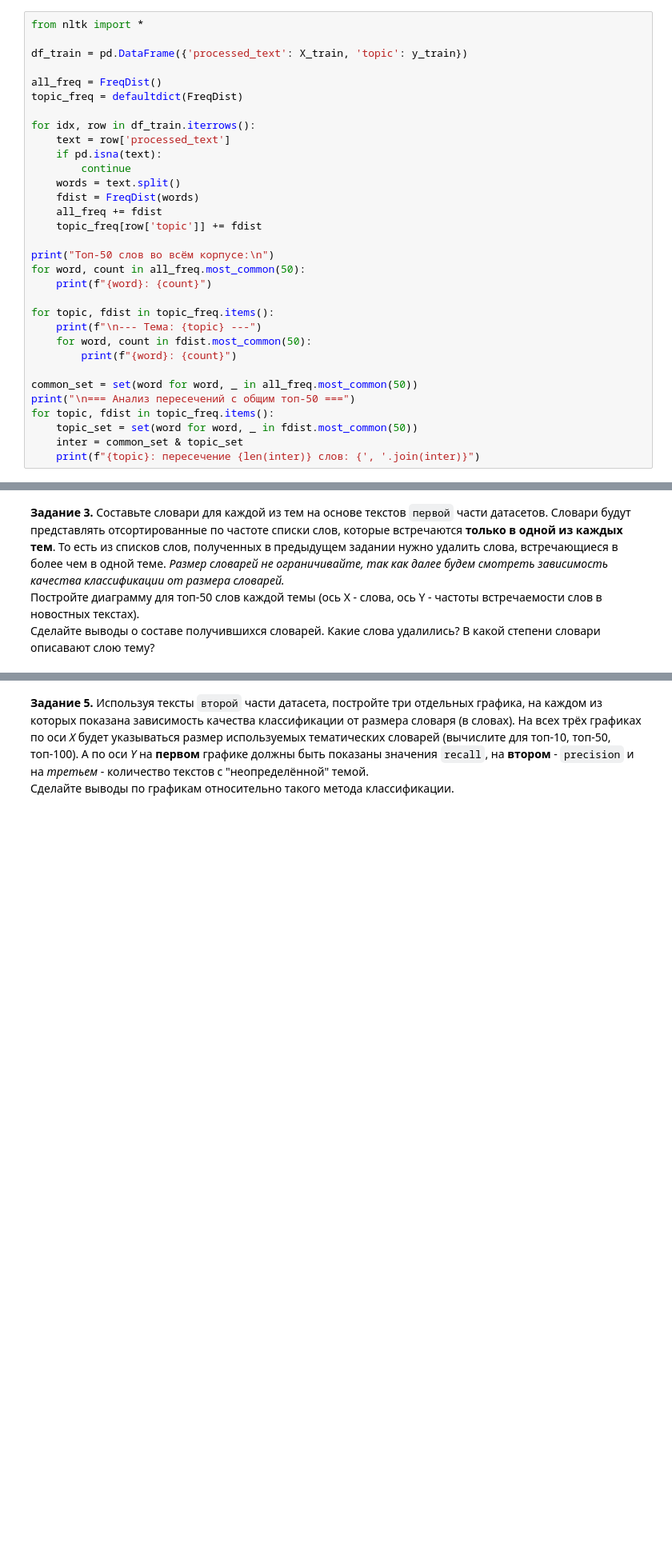
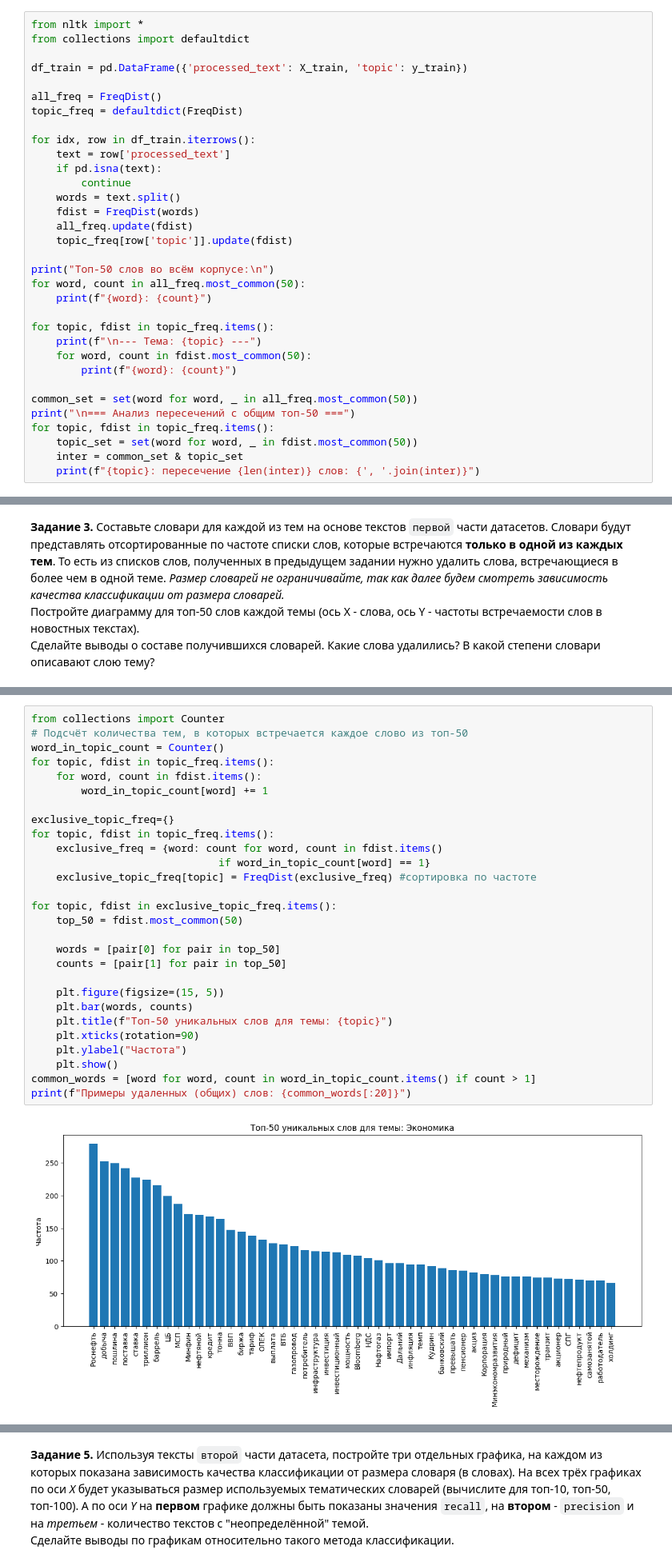
Before and after one commit to 11qfour/automatic-text-processing, a Jupyter notebook: nlp_lab_2 (2026).ipynb, the cells around one changed output, grey strips where cells are left out. Shown at 80% size. Saved outputs shown, nothing was run; the diff lists cells and outputs as text; blank space fills up the shorter version.

```diff
--- a/nlp_lab_2 (2026).ipynb
+++ b/nlp_lab_2 (2026).ipynb
@@ -74,6 +74,7 @@ df['text'].apply(lambda x: nltk.FreqDist(nltk.word_tokenize(x)))
 Сделайте вывод о пересечении полученных списков топ-50. Какие слова повторяются в списках, охарактеризуйте данные слова.
 # %%
 from nltk import *
+from collections import defaultdict
 
 df_train = pd.DataFrame({'processed_text': X_train, 'topic': y_train})
 
@@ -86,8 +87,8 @@ for idx, row in df_train.iterrows():
         continue
     words = text.split()
     fdist = FreqDist(words)
-    all_freq += fdist
-    topic_freq[row['topic']] += fdist
+    all_freq.update(fdist)
+    topic_freq[row['topic']].update(fdist)
 
 print("Топ-50 слов во всём корпусе:\n")
 for word, count in all_freq.most_common(50):
@@ -130,0 +141,30 @@ for topic, fdist in topic_freq.items():
+# %%
+from collections import Counter
+# Подсчёт количества тем, в которых встречается каждое слово из топ-50
+word_in_topic_count = Counter()
+for topic, fdist in topic_freq.items():
+    for word, count in fdist.items():
+        word_in_topic_count[word] += 1
+
+exclusive_topic_freq={}
+for topic, fdist in topic_freq.items():
+    exclusive_freq = {word: count for word, count in fdist.items()
+                              if word_in_topic_count[word] == 1}
+    exclusive_topic_freq[topic] = FreqDist(exclusive_freq) #сортировка по частоте
+
+for topic, fdist in exclusive_topic_freq.items():
+    top_50 = fdist.most_common(50)
+
+    words = [pair[0] for pair in top_50]
+    counts = [pair[1] for pair in top_50]
+
+    plt.figure(figsize=(15, 5))
+    plt.bar(words, counts)
+    plt.title(f"Топ-50 уникальных слов для темы: {topic}")
+    plt.xticks(rotation=90)
+    plt.ylabel("Частота")
+    plt.show()
+common_words = [word for word, count in word_in_topic_count.items() if count > 1]
+print(f"Примеры удаленных (общих) слов: {common_words[:20]}")
+# %% [output]
+[figure, added]
```
Also changed, not shown: parts of 10 cells of this notebook.
